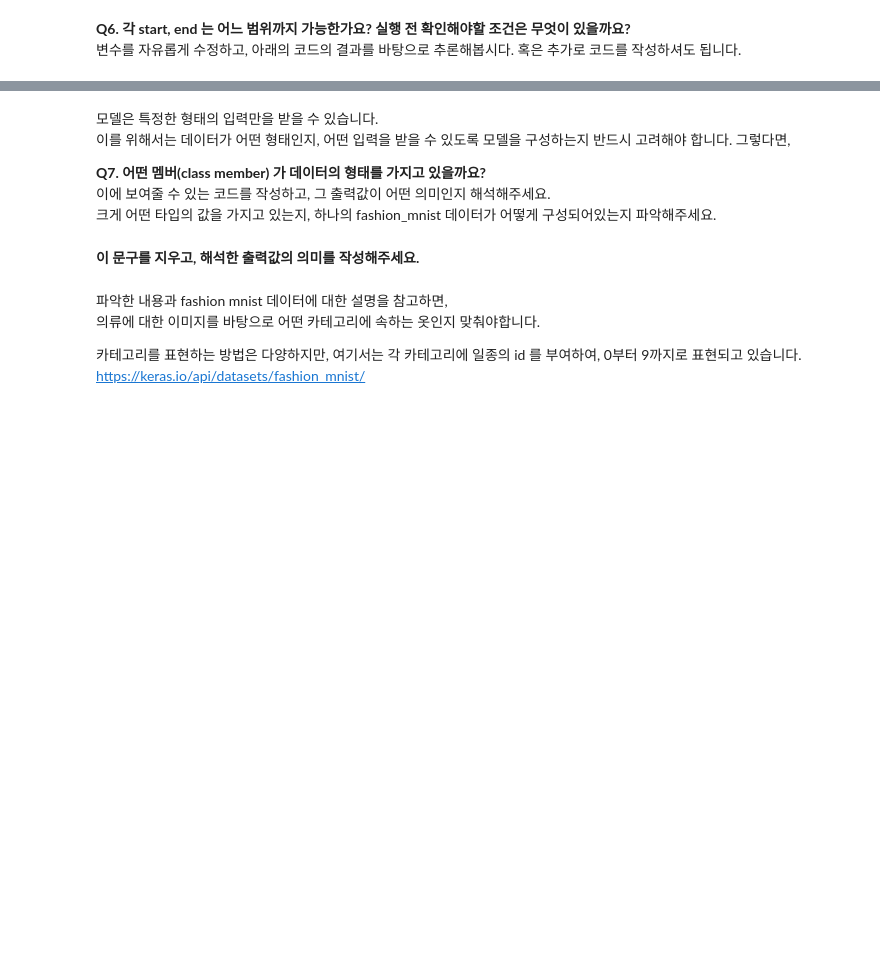
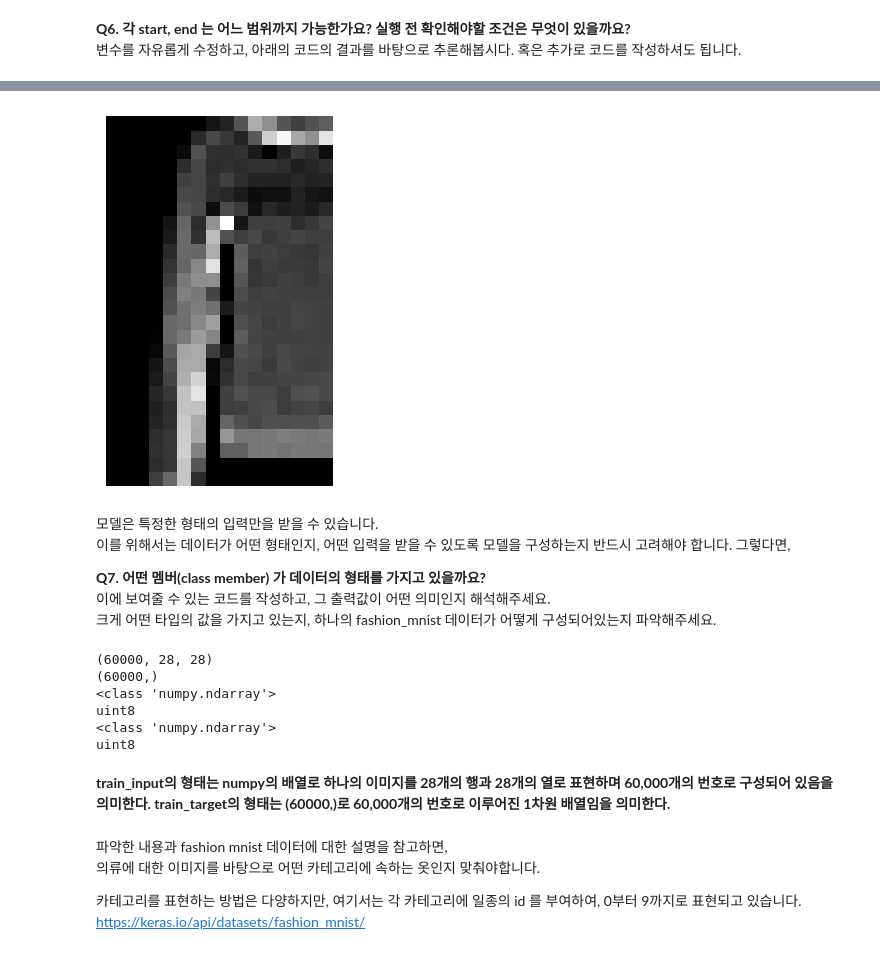
Before and after one commit to jin57j/2026-2-deep-learing-study, a Jupyter notebook: week1/week1.ipynb, the cells around one changed output, grey strips where cells are left out. Saved outputs shown, nothing was run; the diff lists cells and outputs as text; code cells hidden in the pictures; blank space fills up the shorter version.

```diff
--- a/week1/week1.ipynb
+++ b/week1/week1.ipynb
@@ -178,10 +205,10 @@ tf.config.experimental.enable_op_determinism()
 데이터를 일부를 간단하게 출력하여 어떻게 생겼나 살펴봅시다.
 아래의 변수를 임의로 바꾸어 첫번째 이미지를 일부분 살펴봅시다.
 # %%
-row_start = 10
-row_end = 20
+row_start = 0
+row_end = 26
 col_start = 0
-col_end = 15
+col_end = 16
 # %% [markdown]
 **Q6. 각 start, end 는 어느 범위까지 가능한가요? 실행 전 확인해야할 조건은 무엇이 있을까요?**
 변수를 자유롭게 수정하고, 아래의 코드의 결과를 바탕으로 추론해봅시다. 혹은 추가로 코드를 작성하셔도 됩니다.
@@ -195,10 +240,12 @@ print(type(train_input))
 # %%
 # 위의 배열을 그대로 Heat Map 으로 보여주는 코드
 # Heat Map 은 해당 위치의 값이 높을수록 흰색을, 낮을수록 검은색을 띄워보여줍니다.
 
-plt.imshow(train_input[0, row_start:row_end, col_start:col_end], cmap='gray')
+plt.imshow(train_input[400, row_start:row_end, col_start:col_end], cmap='gray')
 plt.axis('off')
 plt.show()
+# %% [output]
+[figure, added]
 # %% [markdown]
 모델은 특정한 형태의 입력만을 받을 수 있습니다.
 이를 위해서는 데이터가 어떤 형태인지, 어떤 입력을 받을 수 있도록 모델을 구성하는지 반드시 고려해야 합니다.
@@ -209,8 +256,24 @@ plt.show()
 크게 어떤 타입의 값을 가지고 있는지, 하나의 fashion_mnist 데이터가 어떻게 구성되어있는지 파악해주세요.
 # %%
 # 여기에 print 함수를 활용하여, `train_input` 와 `train_target` 의 형태를 출력해주세요.
+
+print(train_input.shape)
+print(train_target.shape)
+
+print(type(train_input))
+print(train_input.dtype)
+
+print(type(train_target))
+print(train_target.dtype)
+# %% [output]
+(60000, 28, 28)
+(60000,)
+<class 'numpy.ndarray'>
+uint8
+<class 'numpy.ndarray'>
+uint8
 # %% [markdown]
-**이 문구를 지우고, 해석한 출력값의 의미를 작성해주세요.**
+**train_input의 형태는 numpy의 배열로 하나의 이미지를 28개의 행과 28개의 열로 표현하며  60,000개의 번호로 구성되어 있음을 의미한다. train_target의 형태는 (60000,)로 60,000개의 번호로 이루어진 1차원 배열임을 의미한다.**
 # %% [markdown]
 파악한 내용과 fashion mnist 데이터에 대한 설명을 참고하면,
 의류에 대한 이미지를 바탕으로 어떤 카테고리에 속하는 옷인지 맞춰야합니다.
```
Also changed, not shown: parts of 17 cells of this notebook, 1 other file.
